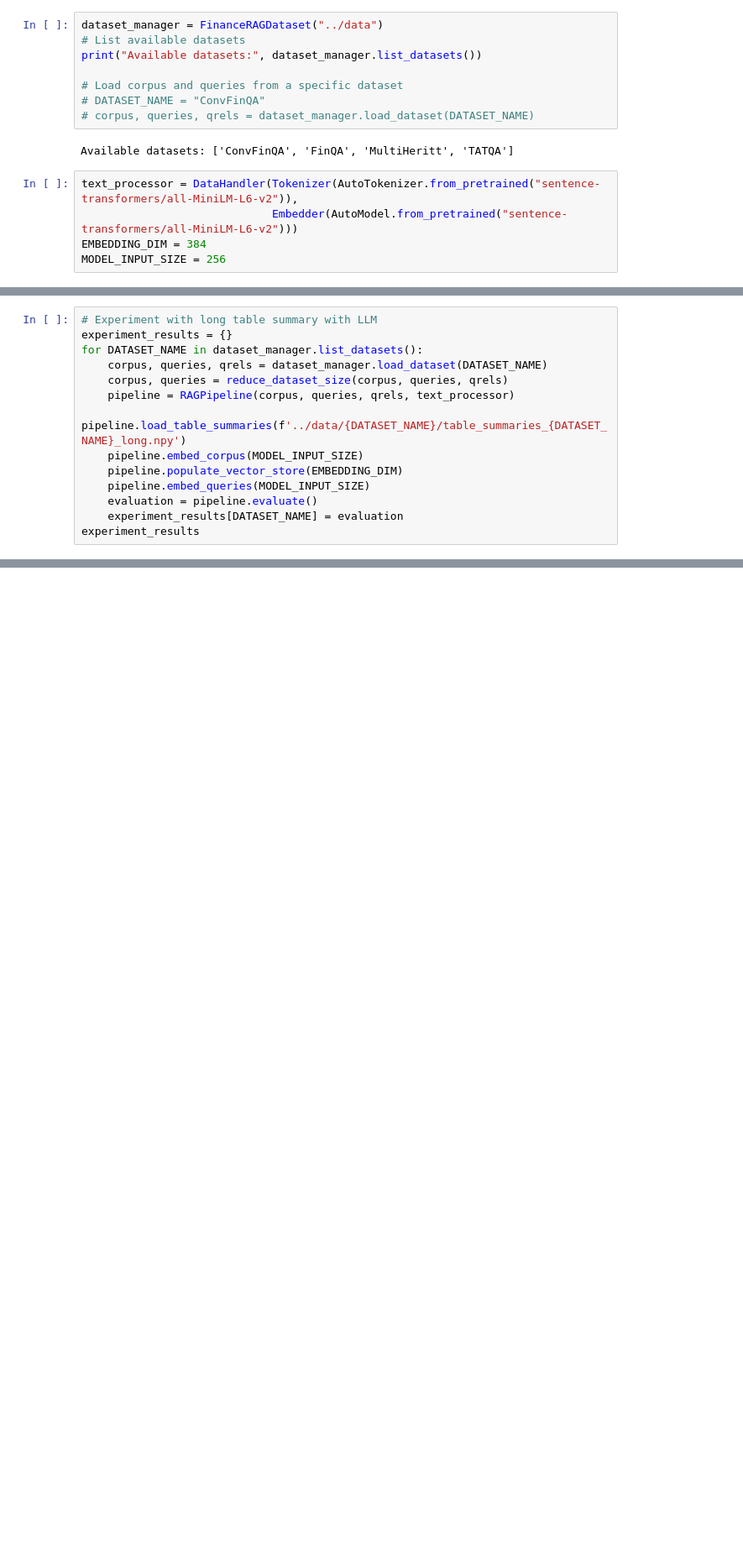
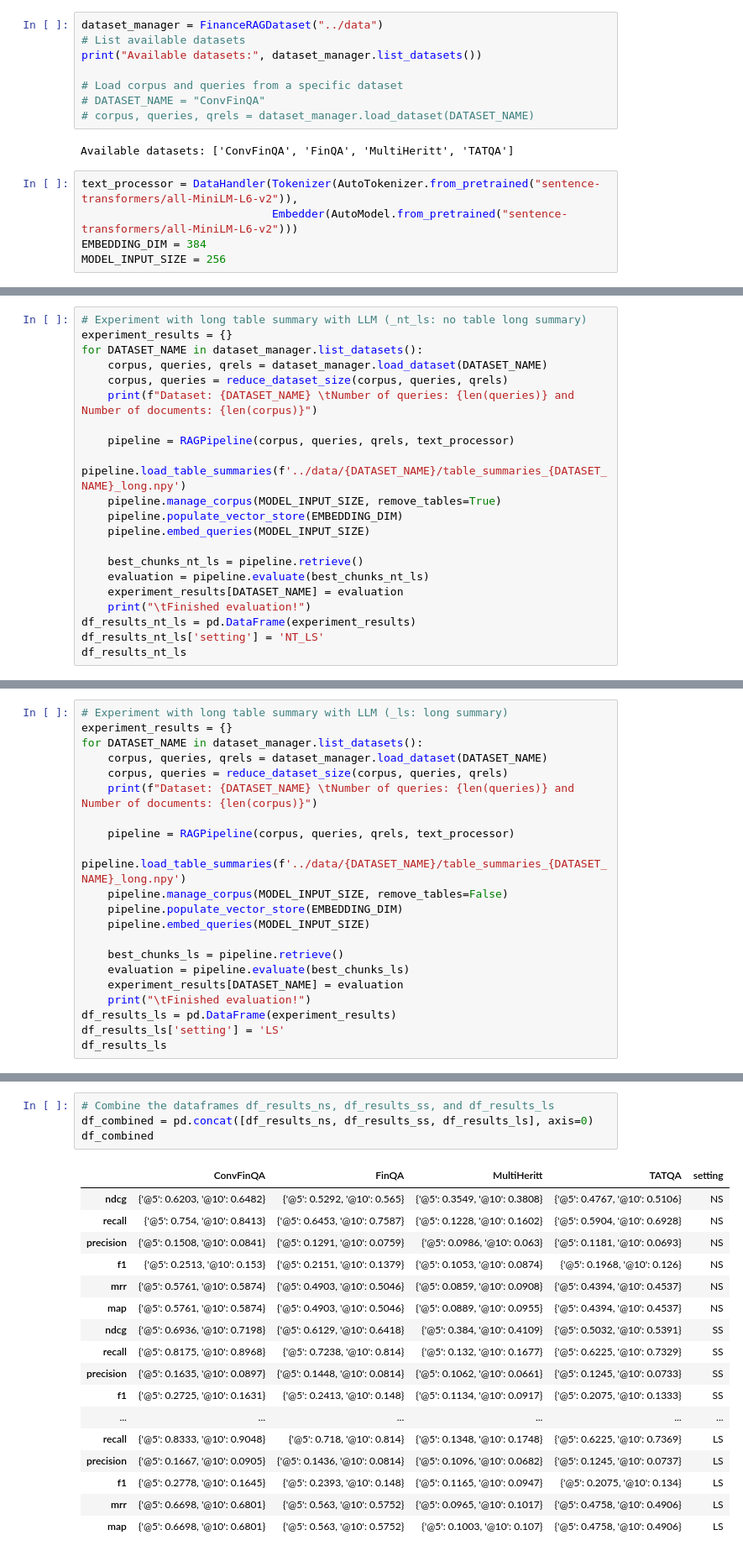
Before and after one commit to alessiocnt/FinanceRag, a Jupyter notebook: src/main.ipynb, the cells around one changed output, grey strips where cells are left out. Shown at 84% size. Drawn from its saved outputs; the diff is of its cells as text; blank space fills up the shorter version.

Commit message:
[Metrics] Compute all the metrics, and the trial which removes the table from the text

```diff
--- a/src/main.ipynb
+++ b/src/main.ipynb
@@ -78,0 +186,21 @@ experiment_results
+# %%
+# Experiment with long table summary with LLM (_nt_ls: no table long summary)
+experiment_results = {}
+for DATASET_NAME in dataset_manager.list_datasets():
+    corpus, queries, qrels = dataset_manager.load_dataset(DATASET_NAME)
+    corpus, queries = reduce_dataset_size(corpus, queries, qrels)
+    print(f"Dataset: {DATASET_NAME} \tNumber of queries: {len(queries)} and Number of documents: {len(corpus)}")
+
+    pipeline = RAGPipeline(corpus, queries, qrels, text_processor)
+    pipeline.load_table_summaries(f'../data/{DATASET_NAME}/table_summaries_{DATASET_NAME}_long.npy')
+    pipeline.manage_corpus(MODEL_INPUT_SIZE, remove_tables=True)
+    pipeline.populate_vector_store(EMBEDDING_DIM)
+    pipeline.embed_queries(MODEL_INPUT_SIZE)
+
+    best_chunks_nt_ls = pipeline.retrieve()
+    evaluation = pipeline.evaluate(best_chunks_nt_ls)
+    experiment_results[DATASET_NAME] = evaluation
+    print("\tFinished evaluation!")
+df_results_nt_ls = pd.DataFrame(experiment_results)
+df_results_nt_ls['setting'] = 'NT_LS'
+df_results_nt_ls
@@ -79,15 +223,22 @@ experiment_results
 # %%
-# Experiment with long table summary with LLM
+# Experiment with long table summary with LLM (_ls: long summary)
 experiment_results = {}
 for DATASET_NAME in dataset_manager.list_datasets():
     corpus, queries, qrels = dataset_manager.load_dataset(DATASET_NAME)
     corpus, queries = reduce_dataset_size(corpus, queries, qrels)
+    print(f"Dataset: {DATASET_NAME} \tNumber of queries: {len(queries)} and Number of documents: {len(corpus)}")
+
     pipeline = RAGPipeline(corpus, queries, qrels, text_processor)
     pipeline.load_table_summaries(f'../data/{DATASET_NAME}/table_summaries_{DATASET_NAME}_long.npy')
-    pipeline.embed_corpus(MODEL_INPUT_SIZE)
+    pipeline.manage_corpus(MODEL_INPUT_SIZE, remove_tables=False)
     pipeline.populate_vector_store(EMBEDDING_DIM)
     pipeline.embed_queries(MODEL_INPUT_SIZE)
-    evaluation = pipeline.evaluate()
+
+    best_chunks_ls = pipeline.retrieve()
+    evaluation = pipeline.evaluate(best_chunks_ls)
     experiment_results[DATASET_NAME] = evaluation
-experiment_results
+    print("\tFinished evaluation!")
+df_results_ls = pd.DataFrame(experiment_results)
+df_results_ls['setting'] = 'LS'
+df_results_ls
 # %% [output]
@@ -102,0 +305,22 @@ Token indices sequence length is longer than the specified maximum sequence leng
+# %%
+# Combine the dataframes df_results_ns, df_results_ss, and df_results_ls
+df_combined = pd.concat([df_results_ns, df_results_ss, df_results_ls], axis=0)
+df_combined
+# %% [output]
+|  | ConvFinQA | FinQA | MultiHeritt | TATQA | setting |
+| ndcg | {'@5': 0.6203, '@10': 0.6482} | {'@5': 0.5292, '@10': 0.565} | {'@5': 0.3549, '@10': 0.3808} | {'@5': 0.4767, '@10': 0.5106} | NS |
+| recall | {'@5': 0.754, '@10': 0.8413} | {'@5': 0.6453, '@10': 0.7587} | {'@5': 0.1228, '@10': 0.1602} | {'@5': 0.5904, '@10': 0.6928} | NS |
+| precision | {'@5': 0.1508, '@10': 0.0841} | {'@5': 0.1291, '@10': 0.0759} | {'@5': 0.0986, '@10': 0.063} | {'@5': 0.1181, '@10': 0.0693} | NS |
+| f1 | {'@5': 0.2513, '@10': 0.153} | {'@5': 0.2151, '@10': 0.1379} | {'@5': 0.1053, '@10': 0.0874} | {'@5': 0.1968, '@10': 0.126} | NS |
+| mrr | {'@5': 0.5761, '@10': 0.5874} | {'@5': 0.4903, '@10': 0.5046} | {'@5': 0.0859, '@10': 0.0908} | {'@5': 0.4394, '@10': 0.4537} | NS |
+| map | {'@5': 0.5761, '@10': 0.5874} | {'@5': 0.4903, '@10': 0.5046} | {'@5': 0.0889, '@10': 0.0955} | {'@5': 0.4394, '@10': 0.4537} | NS |
+| ndcg | {'@5': 0.6936, '@10': 0.7198} | {'@5': 0.6129, '@10': 0.6418} | {'@5': 0.384, '@10': 0.4109} | {'@5': 0.5032, '@10': 0.5391} | SS |
+| recall | {'@5': 0.8175, '@10': 0.8968} | {'@5': 0.7238, '@10': 0.814} | {'@5': 0.132, '@10': 0.1677} | {'@5': 0.6225, '@10': 0.7329} | SS |
+| precision | {'@5': 0.1635, '@10': 0.0897} | {'@5': 0.1448, '@10': 0.0814} | {'@5': 0.1062, '@10': 0.0661} | {'@5': 0.1245, '@10': 0.0733} | SS |
+| f1 | {'@5': 0.2725, '@10': 0.1631} | {'@5': 0.2413, '@10': 0.148} | {'@5': 0.1134, '@10': 0.0917} | {'@5': 0.2075, '@10': 0.1333} | SS |
+| ... | ... | ... | ... | ... | ... |
+| recall | {'@5': 0.8333, '@10': 0.9048} | {'@5': 0.718, '@10': 0.814} | {'@5': 0.1348, '@10': 0.1748} | {'@5': 0.6225, '@10': 0.7369} | LS |
+| precision | {'@5': 0.1667, '@10': 0.0905} | {'@5': 0.1436, '@10': 0.0814} | {'@5': 0.1096, '@10': 0.0682} | {'@5': 0.1245, '@10': 0.0737} | LS |
+| f1 | {'@5': 0.2778, '@10': 0.1645} | {'@5': 0.2393, '@10': 0.148} | {'@5': 0.1165, '@10': 0.0947} | {'@5': 0.2075, '@10': 0.134} | LS |
+| mrr | {'@5': 0.6698, '@10': 0.6801} | {'@5': 0.563, '@10': 0.5752} | {'@5': 0.0965, '@10': 0.1017} | {'@5': 0.4758, '@10': 0.4906} | LS |
+| map | {'@5': 0.6698, '@10': 0.6801} | {'@5': 0.563, '@10': 0.5752} | {'@5': 0.1003, '@10': 0.107} | {'@5': 0.4758, '@10': 0.4906} | LS |
```
Also changed, not shown: parts of 10 cells of this notebook, 2 other files.
